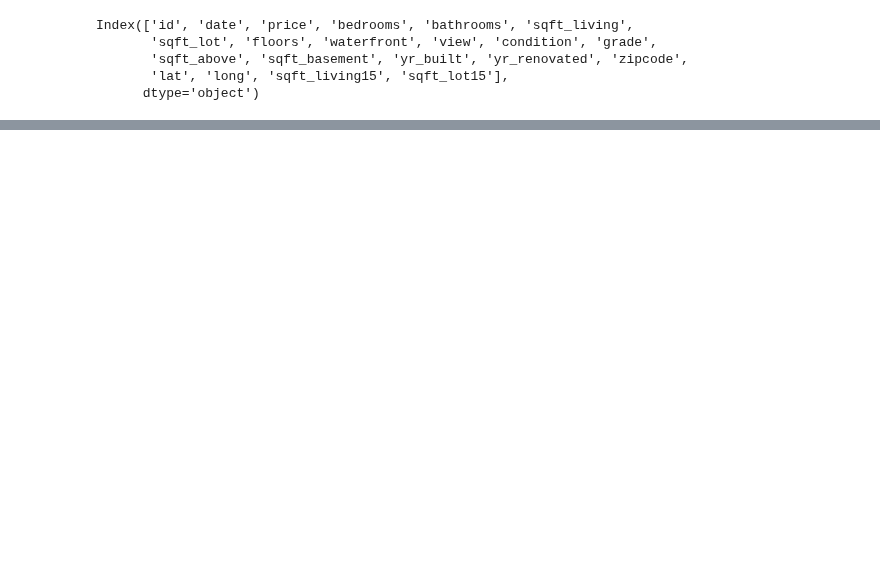
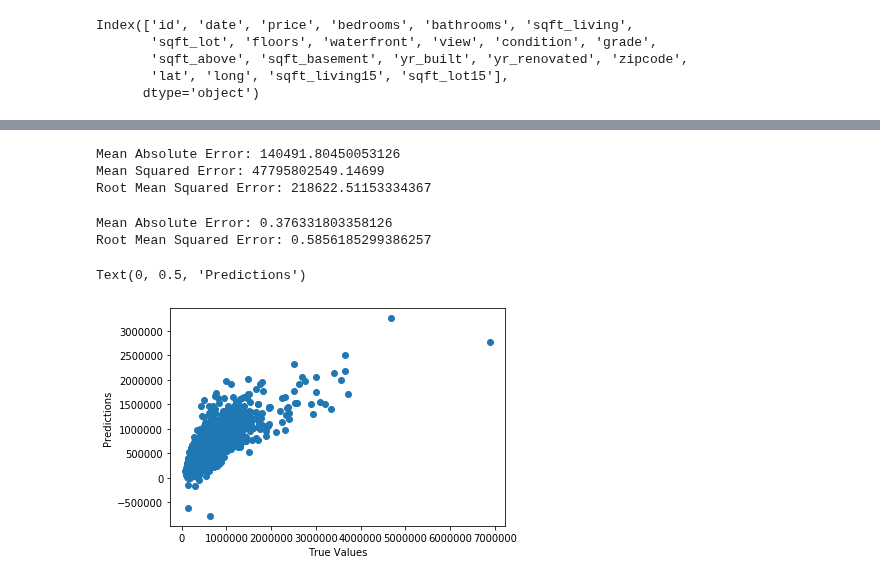
Before and after one commit to trevohearn/nyc-mhtn-ds-010620-lectures, a Jupyter notebook: week-6/KC_house_data/Untitled.ipynb, the cells around one changed output, grey strips where cells are left out. Drawn from its saved outputs; the diff is of its cells as text; code cells hidden in the pictures; blank space fills up the shorter version.

```diff
--- a/week-6/KC_house_data/Untitled.ipynb
+++ b/week-6/KC_house_data/Untitled.ipynb
@@ -43,0 +61,8 @@ SyntaxError: invalid syntax (<ipython-input-8-9bcb78ef76a1>, line 6)
+# %%
+target = df['price']
+features = df[['bedrooms','bathrooms',
+               'sqft_living', 'view','waterfront',
+               'floors','condition', 'grade',
+              'yr_built']]
+features
+#features.columns
@@ -43,0 +83,7 @@ SyntaxError: invalid syntax (<ipython-input-8-9bcb78ef76a1>, line 6)
+# %%
+#train data and test split
+X_train, X_test, y_train, y_test = train_test_split(features, target, random_state=10, test_size=0.2)
+
+#check the shape of the results
+print("Training set - Features: ", X_train.shape, "Target: ", y_train.shape)
+print("Training set - Features: ", X_test.shape, "Target: ",y_test.shape)
@@ -43,0 +93,7 @@ SyntaxError: invalid syntax (<ipython-input-8-9bcb78ef76a1>, line 6)
+# %%
+#linear model
+lm = LinearRegression()
+lm.fit(X_train, y_train)
+print(lm.intercept_)
+print(lm.coef_)
+print ("R^2 Score:", lm.score(X_train, y_train))
@@ -43,0 +107,35 @@ SyntaxError: invalid syntax (<ipython-input-8-9bcb78ef76a1>, line 6)
+# %%
+#make predictions from train
+y_train_pred = lm.predict(X_train)
+
+#perform tests on prediction
+train_mae = metrics.mean_absolute_error(y_train, y_train_pred)
+train_mse = metrics.mean_squared_error(y_train, y_train_pred)
+train_rmse = np.sqrt(metrics.mean_squared_error(y_train, y_train_pred))
+
+
+print('Mean Absolute Error:', train_mae )
+print('Mean Squared Error:',  train_mse)
+print('Root Mean Squared Error:' , train_rmse)
+# %% [output]
+Mean Absolute Error: 140491.80450053126
+Mean Squared Error: 47795802549.14699
+Root Mean Squared Error: 218622.51153334367
+# %%
+price_std = target.std()
+
+print('Mean Absolute Error:', train_mae/price_std )
+print('Root Mean Squared Error:' , train_rmse/price_std)
+# %% [output]
+Mean Absolute Error: 0.376331803358126
+Root Mean Squared Error: 0.5856185299386257
+# %%
+y_pred = lm.predict(X_test)
+
+## The line / model
+plt.scatter(y_test, y_pred)
+plt.xlabel("True Values")
+plt.ylabel("Predictions")
+# %% [output]
+Text(0, 0.5, 'Predictions')
+[figure, added]
```
Also changed, not shown: parts of 13 cells of this notebook, 6 other files.
